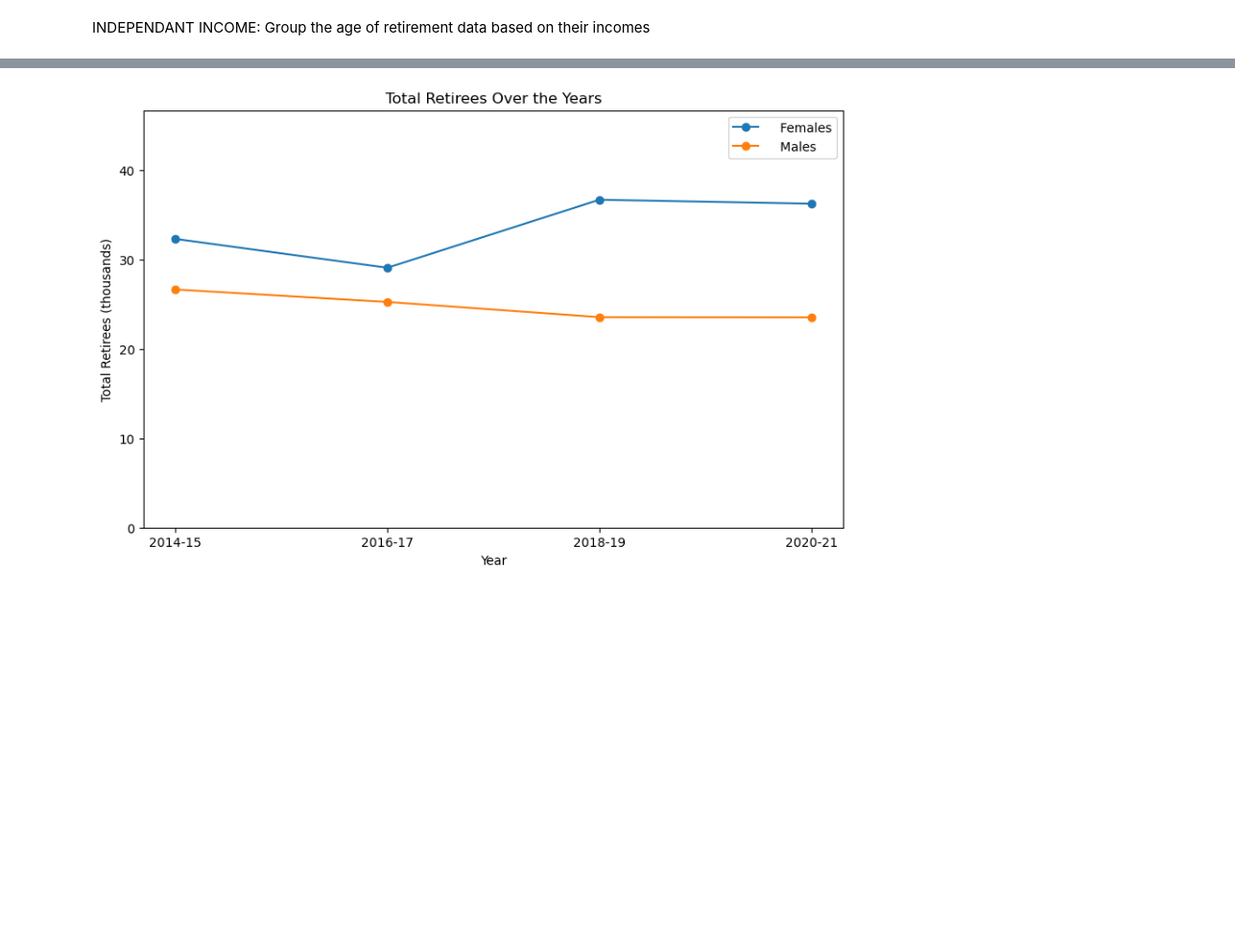
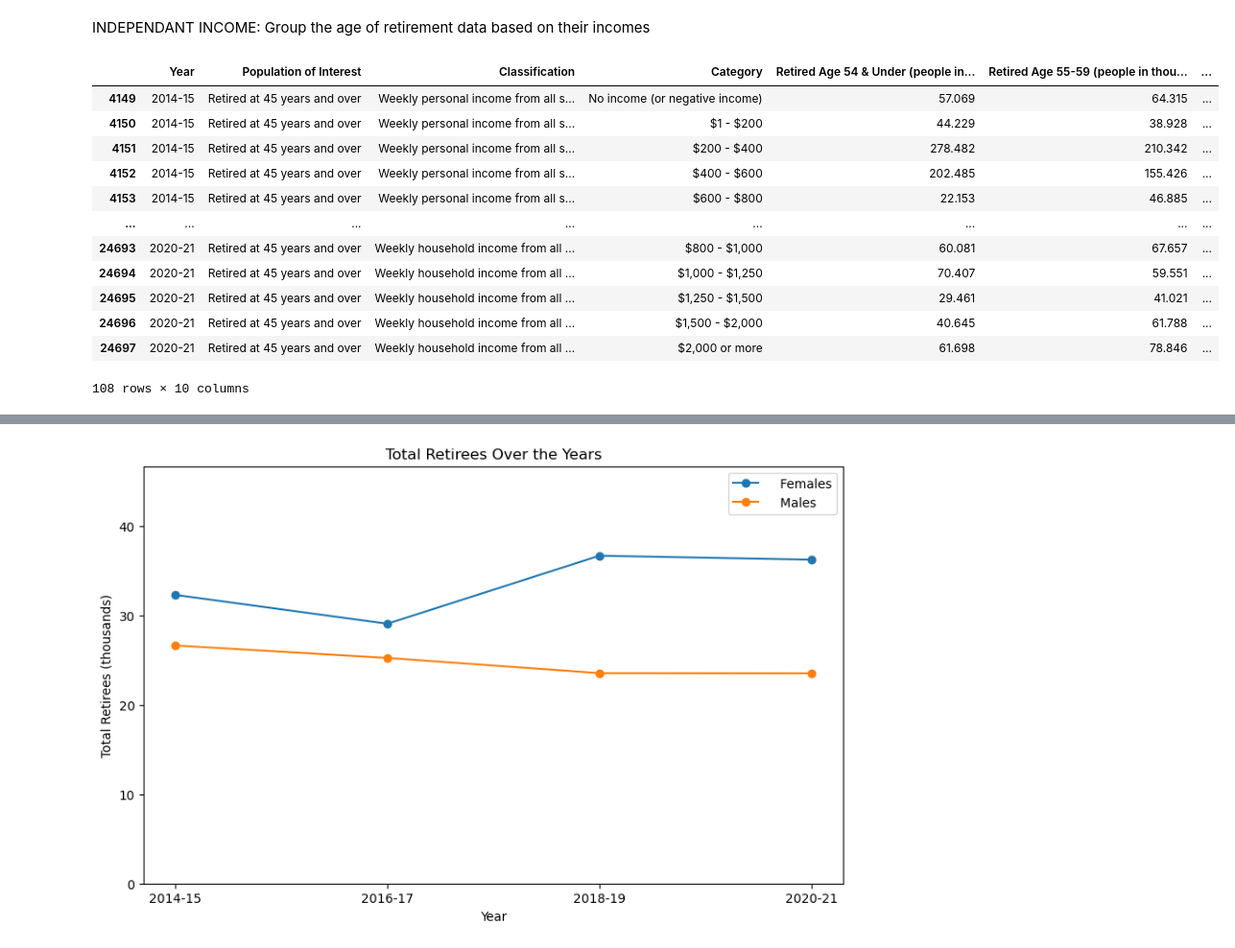
Before and after one commit to braydonnugent/Project1_Group4, a Jupyter notebook: retirement_analysis.ipynb, the cells around one changed output, grey strips where cells are left out. Shown: that part at 96% size. Cells and saved outputs as stored; diff of their text form; code cells hidden in the pictures; blank space fills up the shorter version.

```diff
--- a/retirement_analysis.ipynb
+++ b/retirement_analysis.ipynb
@@ -92,12 +92,27 @@ Group the age of retirement data based on their incomes
 # %%
 #Append data based on category & classification. Drop any unnecessary rows included in the data.
 income_df = []
 
 for index, row in generalised_df.iterrows():
-    if row['Classification'] in income_classification and row['Category'] in household_income and row['Category'] != 'Not stated':
+    if row['Classification'] in income_classification and row['Category'] in household_income and row['Category'] != 'Not stated' and row['Population of Interest'] == 'Retired at 45 years and over':
         income_df.append(row)
 
 income_df = pd.DataFrame(income_df)
+income_df
+# %% [output]
+|  | Year | Population of Interest | Classification | Category | Retired Age 54 & Under (people in... | Retired Age 55-59 (people in thou... | ... |
+| 4149 | 2014-15 | Retired at 45 years and over | Weekly personal income from all s... | No income (or negative income) | 57.069 | 64.315 | ... |
+| 4150 | 2014-15 | Retired at 45 years and over | Weekly personal income from all s... | $1 - $200 | 44.229 | 38.928 | ... |
+| 4151 | 2014-15 | Retired at 45 years and over | Weekly personal income from all s... | $200 - $400 | 278.482 | 210.342 | ... |
+| 4152 | 2014-15 | Retired at 45 years and over | Weekly personal income from all s... | $400 - $600 | 202.485 | 155.426 | ... |
+| 4153 | 2014-15 | Retired at 45 years and over | Weekly personal income from all s... | $600 - $800 | 22.153 | 46.885 | ... |
+| ... | ... | ... | ... | ... | ... | ... | ... |
+| 24693 | 2020-21 | Retired at 45 years and over | Weekly household income from all ... | $800 - $1,000 | 60.081 | 67.657 | ... |
+| 24694 | 2020-21 | Retired at 45 years and over | Weekly household income from all ... | $1,000 - $1,250 | 70.407 | 59.551 | ... |
+| 24695 | 2020-21 | Retired at 45 years and over | Weekly household income from all ... | $1,250 - $1,500 | 29.461 | 41.021 | ... |
+| 24696 | 2020-21 | Retired at 45 years and over | Weekly household income from all ... | $1,500 - $2,000 | 40.645 | 61.788 | ... |
+| 24697 | 2020-21 | Retired at 45 years and over | Weekly household income from all ... | $2,000 or more | 61.698 | 78.846 | ... |
+108 rows × 10 columns
 # %%
 #Group the charting data by year, classification & category to create chart
 income_df = income_df.groupby(['Year','Classification','Category'], as_index=False)[['Retired Age 54 & Under (people in thousands)', 'Retired Age 55-59 (people in thousands)', 'Retired Age 60-64 (people in thousands)',	'Retired Age 65-69 (people in thousands)',	'Retired Age 70 & Over (people in thousands)','Total Retirees (thousands)']].median()
```
Also changed, not shown: parts of 7 cells of this notebook, 1 other file.
